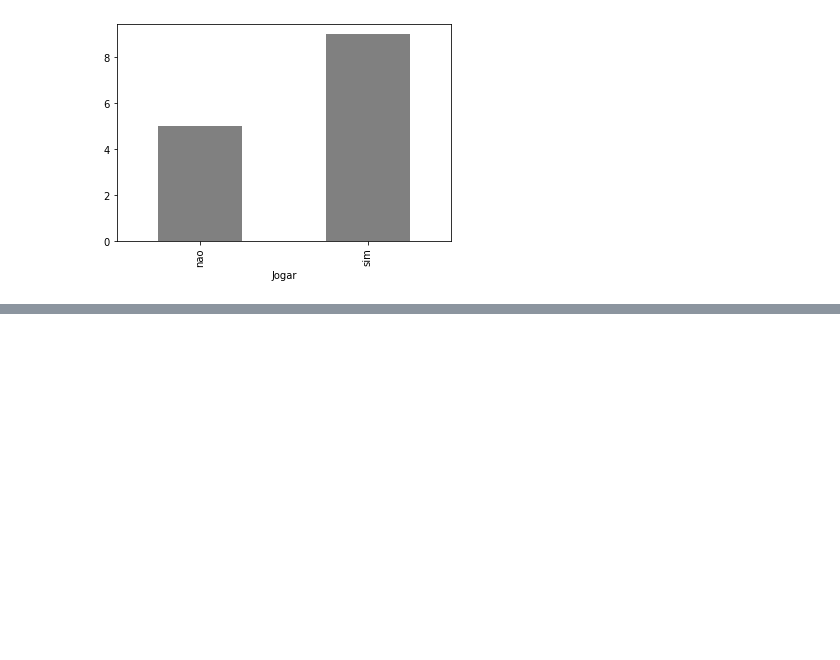
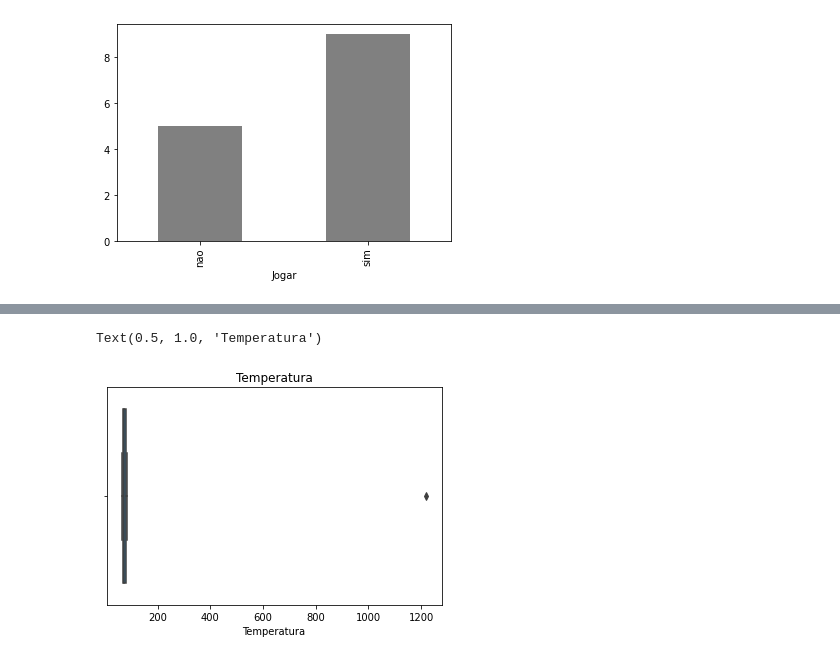
Before and after one commit to hecpinheiro/Ciencia-de-dados, a Jupyter notebook: tempo.ipynb, the cells around one changed output, grey strips where cells are left out. Cells and saved outputs as stored; diff of their text form; code cells hidden in the pictures; blank space fills up the shorter version.

```diff
--- a/tempo.ipynb
+++ b/tempo.ipynb
@@ -84,0 +101,5 @@ jogargroup.plot.bar(color = 'gray')
+# %%
+srn.boxplot(dataset['Temperatura']).set_title('Temperatura')
+# %% [output]
+Text(0.5, 1.0, 'Temperatura')
+[figure, added]
```
Also changed, not shown: parts of 9 cells of this notebook.
